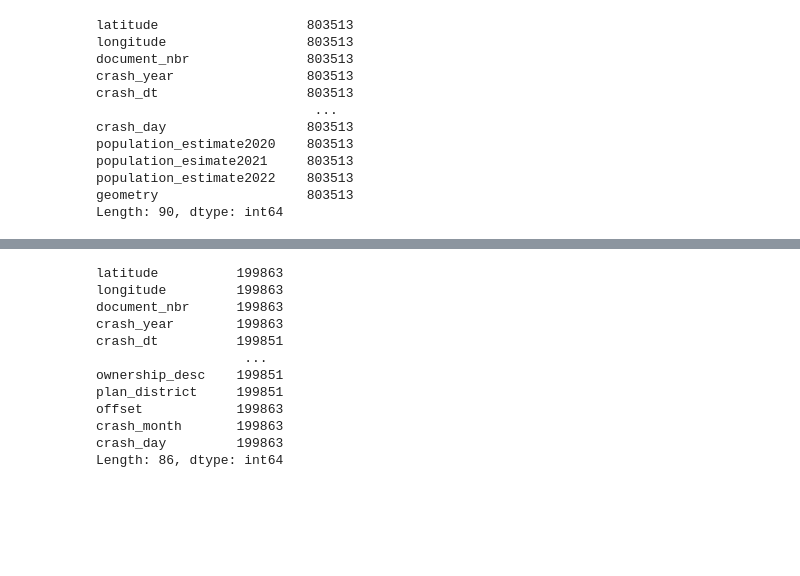
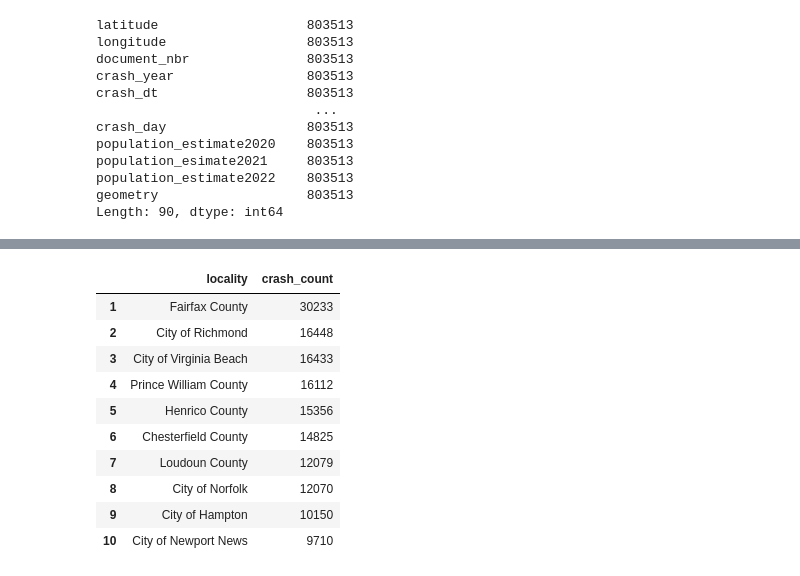
Before and after one commit to Eliab16/VDOT-crash-analysis, a Jupyter notebook: notebooks/Map.ipynb, the cells around one changed output, grey strips where cells are left out. Cells and saved outputs as stored; diff of their text form; code cells hidden in the pictures; blank space fills up the shorter version.

```diff
--- a/notebooks/Map.ipynb
+++ b/notebooks/Map.ipynb
@@ -251,15 +201,26 @@ dtype: int64
-# %%
-crash_data.count()
-# %% [output]
-latitude          199863
-longitude         199863
-document_nbr      199863
-crash_year        199863
-crash_dt          199851
-                   ...
-ownership_desc    199851
-plan_district     199851
-offset            199863
-crash_month       199863
-crash_day         199863
-Length: 86, dtype: int64
+# %%
+# Find top 10 count of crash by county
+from tabulate import tabulate
+loacality_counts= sev_crash_data['locality'].value_counts()
+
+sev_crash_by_locality= loacality_counts.reset_index()
+sev_crash_by_locality.columns = ['locality', 'crash_count']
+
+df_with_counts = sev_crash_data.merge(sev_crash_by_locality, on='locality', how='left')
+locality_counts_sorted = sev_crash_by_locality.sort_values(by='crash_count', ascending=False)
+top_10_counts = locality_counts_sorted.head(10)
+
+top_10_counts.index = range(1, len(top_10_counts)+ 1 )
+top_10_counts
+# %% [output]
+|  | locality | crash_count |
+| 1 | Fairfax County | 30233 |
+| 2 | City of Richmond | 16448 |
+| 3 | City of Virginia Beach | 16433 |
+| 4 | Prince William County | 16112 |
+| 5 | Henrico County | 15356 |
+| 6 | Chesterfield County | 14825 |
+| 7 | Loudoun County | 12079 |
+| 8 | City of Norfolk | 12070 |
+| 9 | City of Hampton | 10150 |
+| 10 | City of Newport News | 9710 |
```
Also changed, not shown: parts of 23 cells of this notebook.
